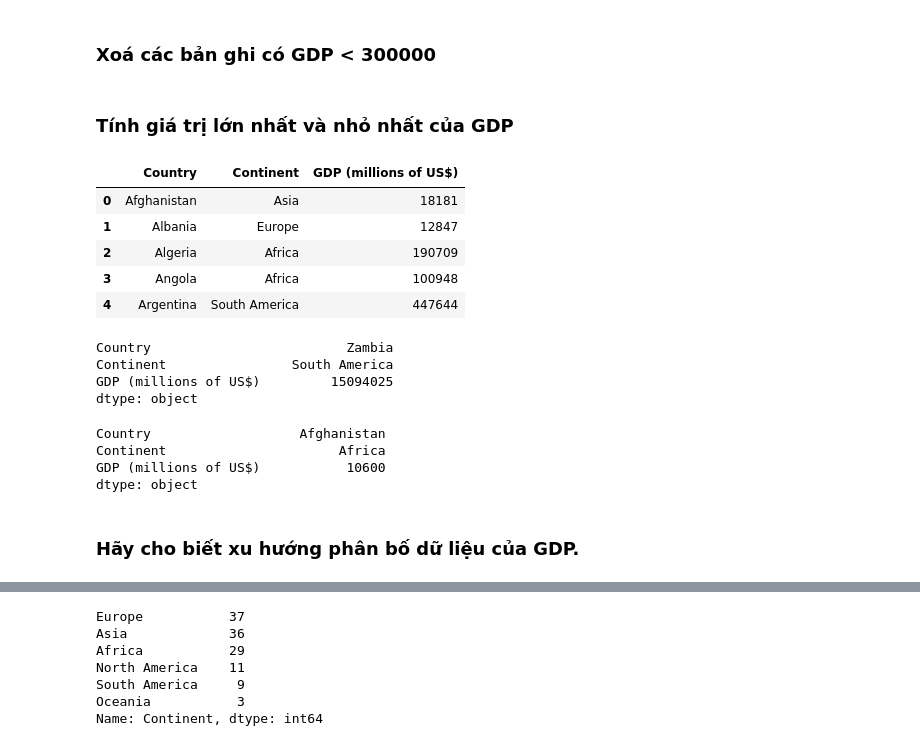
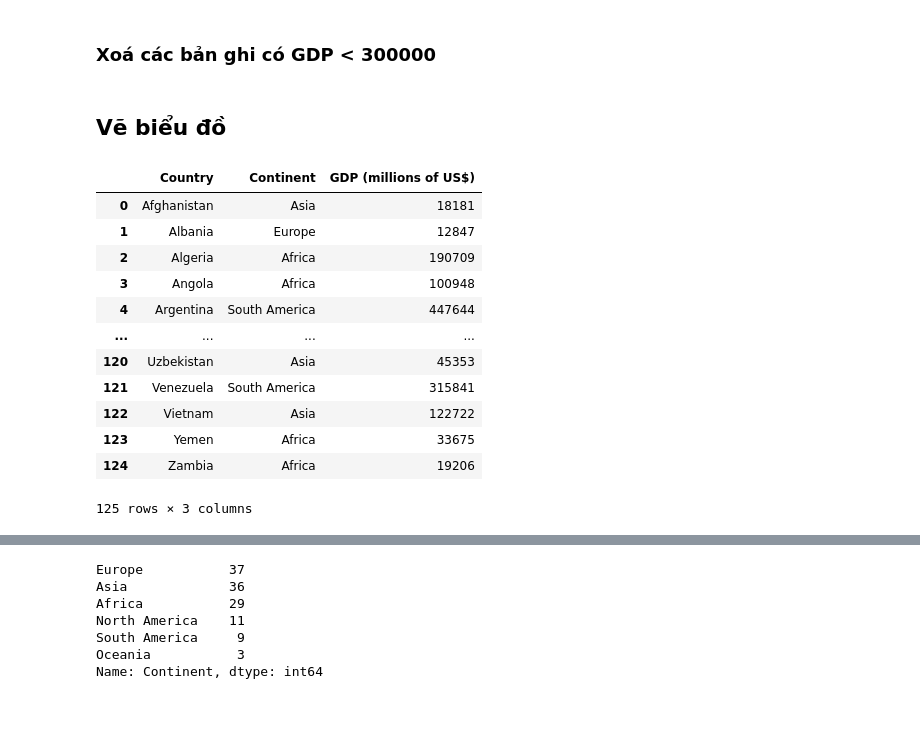
Before and after one commit to Lcutiev/DataCamp, a Jupyter notebook: GPD List.ipynb, the cells around one changed output, grey strips where cells are left out. Drawn from its saved outputs; the diff is of its cells as text; code cells hidden in the pictures; blank space fills up the shorter version.

```diff
--- a/GPD List.ipynb
+++ b/GPD List.ipynb
@@ -283,30 +283,21 @@ gdp.head()
 ### **Xoá các bản ghi có GDP < 300000**
 # %%
 gdp.drop(gdp.loc[gdp['GDP (trieu $)'] < 30000].index, axis=0, inplace=True)
-# %% [markdown]
-### **Tính giá trị lớn nhất và nhỏ nhất của GDP**
+# %% [markdown]
+## **Vẽ biểu đồ**
 # %%
-gdp.head()
+gdp.dropna()
 # %% [output]
 |  | Country | Continent | GDP (millions of US$) |
 | 0 | Afghanistan | Asia | 18181 |
 | 1 | Albania | Europe | 12847 |
 | 2 | Algeria | Africa | 190709 |
 | 3 | Angola | Africa | 100948 |
 | 4 | Argentina | South America | 447644 |
+| ... | ... | ... | ... |
+| 120 | Uzbekistan | Asia | 45353 |
+| 121 | Venezuela | South America | 315841 |
+| 122 | Vietnam | Asia | 122722 |
+| 123 | Yemen | Africa | 33675 |
+| 124 | Zambia | Africa | 19206 |
+125 rows × 3 columns
-# %%
-gdp.max()
-# %% [output]
-Country                         Zambia
-Continent                South America
-GDP (millions of US$)         15094025
-dtype: object
-# %%
-gdp.min()
-# %% [output]
-Country                   Afghanistan
-Continent                      Africa
-GDP (millions of US$)           10600
-dtype: object
-# %% [markdown]
-### **Hãy cho biết xu hướng phân bố dữ liệu của GDP.**
```
Also changed, not shown: parts of 34 cells of this notebook, 8 other files.
